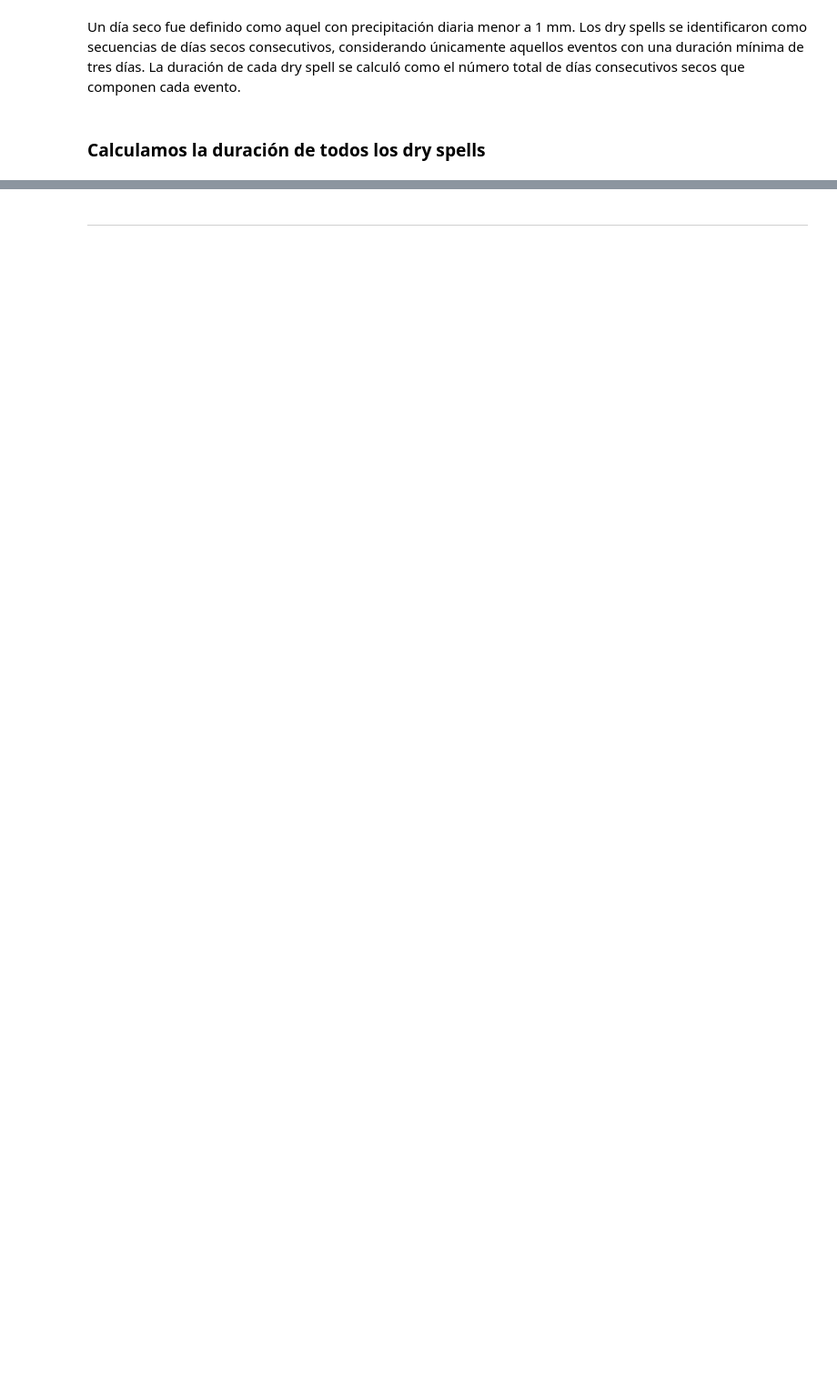
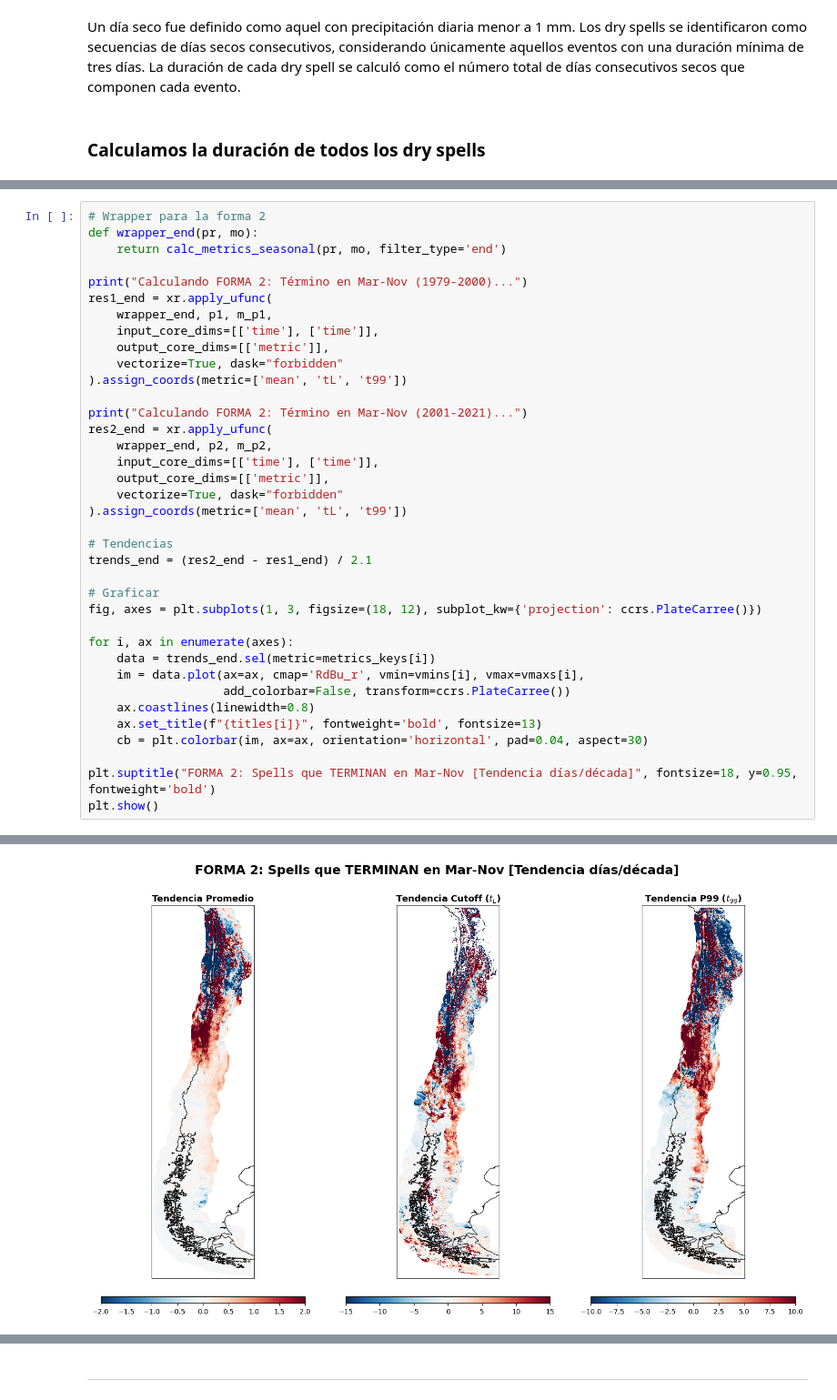
Before and after one commit to PabloGomez-97/TESIS, a Jupyter notebook: CR2MET-DATA.ipynb, the cells around one changed output, grey strips where cells are left out. Shown at 91% size. Cells and saved outputs as stored; diff of their text form; blank space fills up the shorter version.

```diff
--- a/CR2MET-DATA.ipynb
+++ b/CR2MET-DATA.ipynb
@@ -329,0 +474,38 @@ Con este gráfico, podemos explicar por qué en el los gráficos anteriores vimo
+# %%
+# Wrapper para la forma 2
+def wrapper_end(pr, mo):
+    return calc_metrics_seasonal(pr, mo, filter_type='end')
+
+print("Calculando FORMA 2: Término en Mar-Nov (1979-2000)...")
+res1_end = xr.apply_ufunc(
+    wrapper_end, p1, m_p1,
+    input_core_dims=[['time'], ['time']],
+    output_core_dims=[['metric']],
+    vectorize=True, dask="forbidden"
+).assign_coords(metric=['mean', 'tL', 't99'])
+
+print("Calculando FORMA 2: Término en Mar-Nov (2001-2021)...")
+res2_end = xr.apply_ufunc(
+    wrapper_end, p2, m_p2,
+    input_core_dims=[['time'], ['time']],
+    output_core_dims=[['metric']],
+    vectorize=True, dask="forbidden"
+).assign_coords(metric=['mean', 'tL', 't99'])
+
+# Tendencias
+trends_end = (res2_end - res1_end) / 2.1
+
+# Graficar
+fig, axes = plt.subplots(1, 3, figsize=(18, 12), subplot_kw={'projection': ccrs.PlateCarree()})
+
+for i, ax in enumerate(axes):
+    data = trends_end.sel(metric=metrics_keys[i])
+    im = data.plot(ax=ax, cmap='RdBu_r', vmin=vmins[i], vmax=vmaxs[i],
+                   add_colorbar=False, transform=ccrs.PlateCarree())
+    ax.coastlines(linewidth=0.8)
+    ax.set_title(f"{titles[i]}", fontweight='bold', fontsize=13)
+    cb = plt.colorbar(im, ax=ax, orientation='horizontal', pad=0.04, aspect=30)
+
+plt.suptitle("FORMA 2: Spells que TERMINAN en Mar-Nov [Tendencia días/década]", fontsize=18, y=0.95, fontweight='bold')
+plt.show()
+# %% [output]
@@ -329,0 +514 @@ Con este gráfico, podemos explicar por qué en el los gráficos anteriores vimo
+[figure, added]
```
Also changed, not shown: parts of 29 cells of this notebook.
